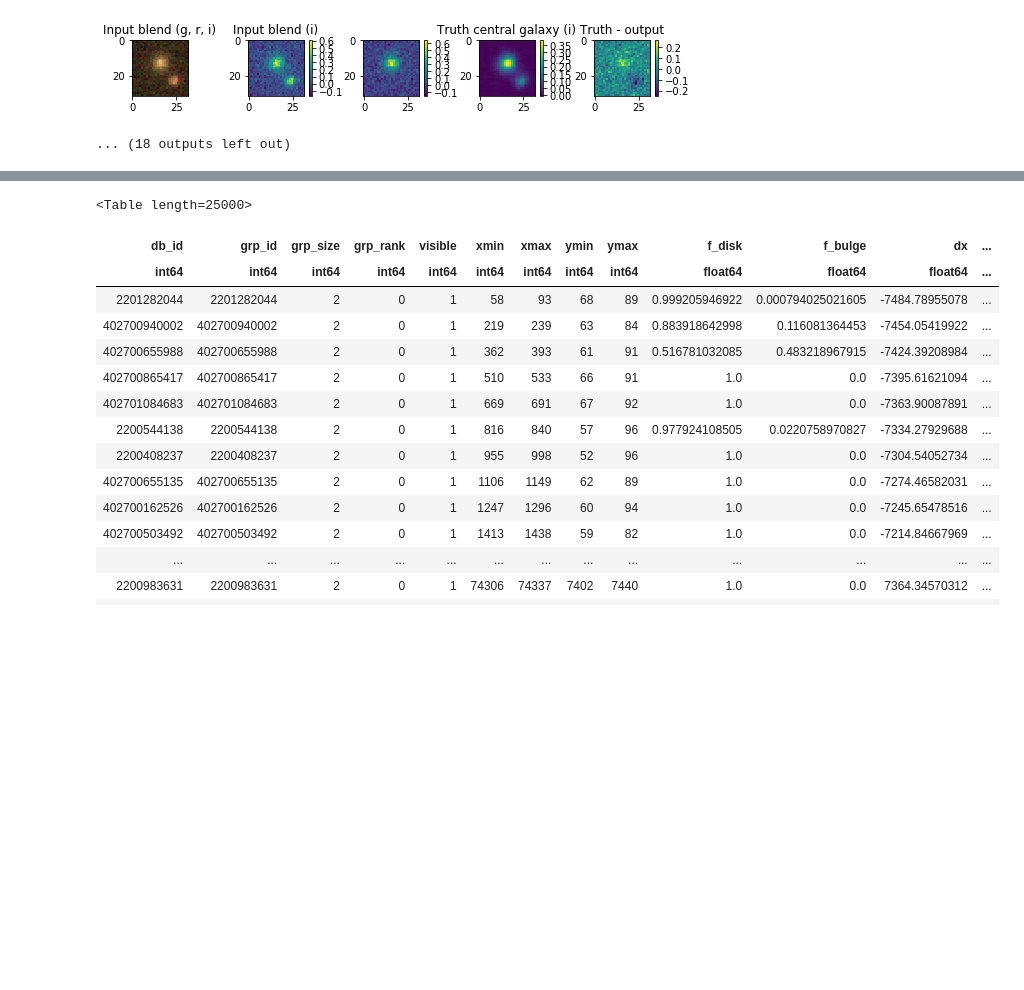
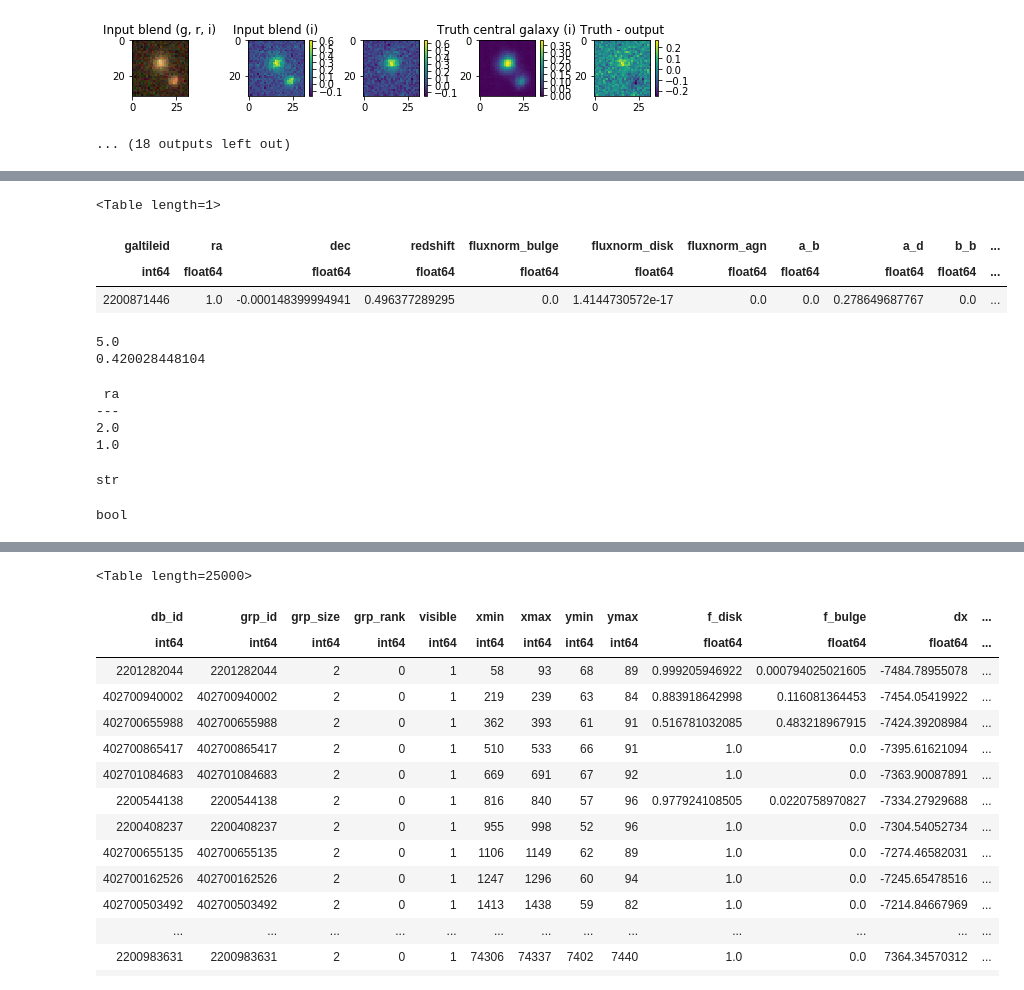
Before and after one commit to sowmyakth/NN_blend, a Jupyter notebook: notebooks/multilayer_cnn.ipynb, the cells around one changed output, grey strips where cells are left out. Saved outputs shown, nothing was run; the diff lists cells and outputs as text; code cells hidden in the pictures; blank space fills up the shorter version.

```diff
--- a/notebooks/multilayer_cnn.ipynb
+++ b/notebooks/multilayer_cnn.ipynb
@@ -177,3 +208,38 @@ plt.hist(cat[cond]['i_ab'])
+# %%
+temp = Table(cat[0])
+temp
+# %% [output]
+<Table length=1>
+| galtileid | ra | dec | redshift | fluxnorm_bulge | fluxnorm_disk | fluxnorm_agn | a_b | a_d | b_b | ... |
+| int64 | float64 | float64 | float64 | float64 | float64 | float64 | float64 | float64 | float64 | ... |
+| 2200871446 | 1.0 | -0.000148399994941 | 0.496377289295 | 0.0 | 1.4144730572e-17 | 0.0 | 0.0 | 0.278649687767 | 0.0 | ... |
+# %%
+import copy
+b =copy.deepcopy(cat[1])
+
+b['ra'] = 5
+print (b['ra'])
+print (cat['ra'][1])
+# %% [output]
+5.0
+0.420028448104
+# %%
+temp['ra'] =2
+print (temp['ra'])
+print (cat['ra'][0])
+# %% [output]
+ ra
+---
+2.0
+1.0
+# %%
+type("False")
+# %% [output]
+str
+# %%
+type(False)
+# %% [output]
+bool
 # %%
 from astropy.table import Table
 path = '/global/projecta/projectdirs/lsst/groups/WL/projects/wl-btf/two_gal_blend_data/training_data/'
```
Also changed, not shown: parts of 11 cells of this notebook, 2 other files.
